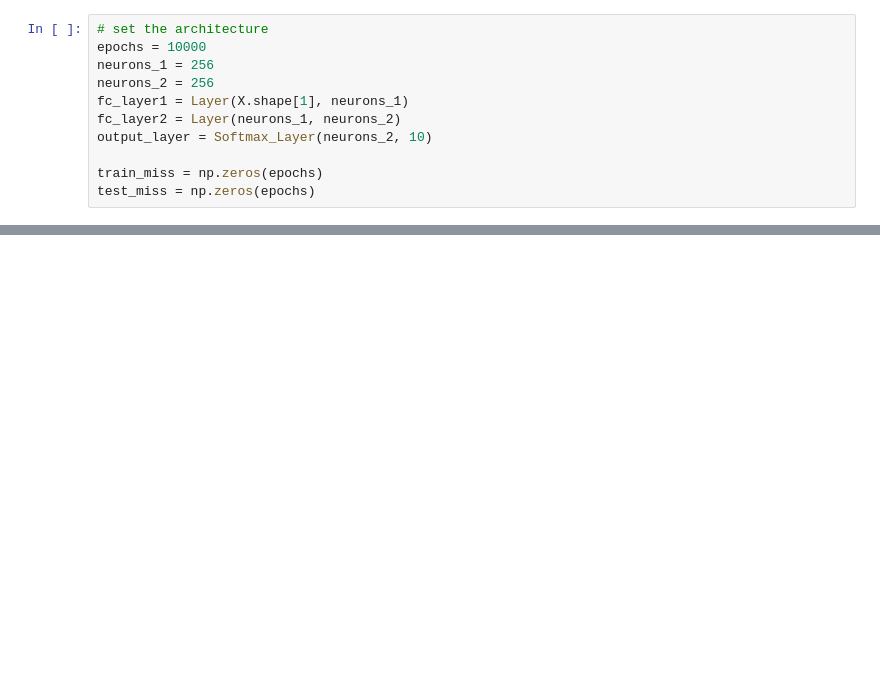
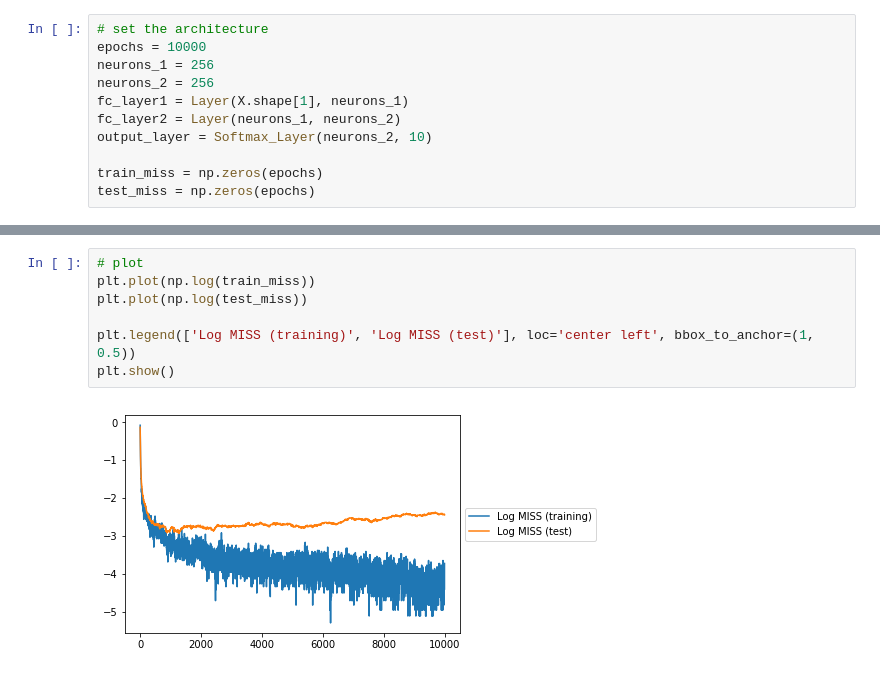
Before and after one commit to slchangtw/machine_learning_Jacobs, a Jupyter notebook: MLP.ipynb, the cells around one changed output, grey strips where cells are left out. Cells and saved outputs as stored; diff of their text form; blank space fills up the shorter version.

```diff
--- a/MLP.ipynb
+++ b/MLP.ipynb
@@ -187,0 +196,9 @@ for epoch in range(epochs):
+# %%
+# plot
+plt.plot(np.log(train_miss))
+plt.plot(np.log(test_miss))
+
+plt.legend(['Log MISS (training)', 'Log MISS (test)'], loc='center left', bbox_to_anchor=(1, 0.5))
+plt.show()
+# %% [output]
+[figure, added]
```
Also changed, not shown: parts of 3 cells of this notebook.
